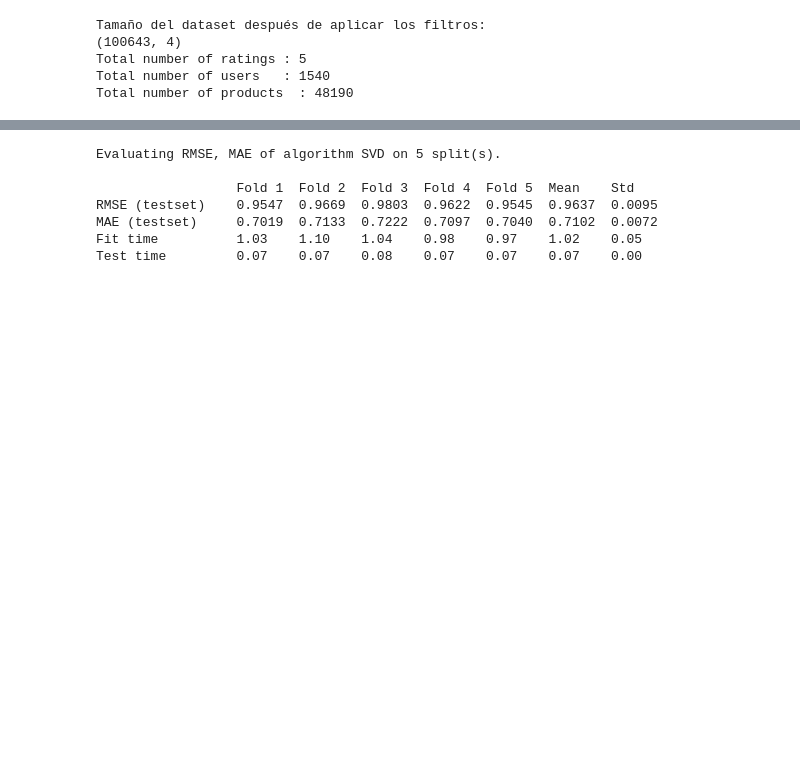
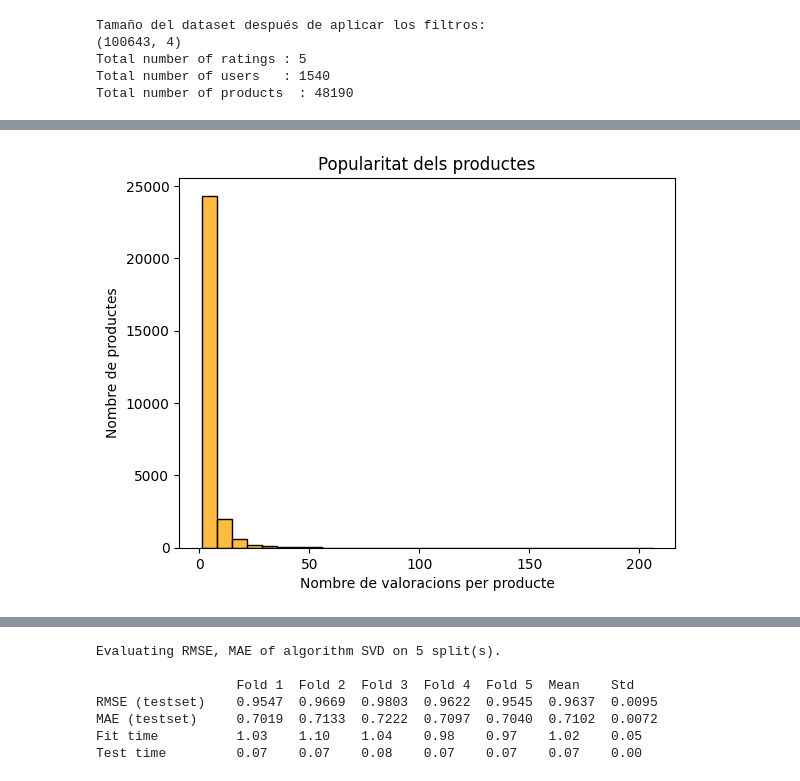
Before and after one commit to DCC-UAB/ACproject-grup-18, a Jupyter notebook: codi.ipynb, the cells around one changed output, grey strips where cells are left out. Saved outputs shown, nothing was run; the diff lists cells and outputs as text; code cells hidden in the pictures; blank space fills up the shorter version.

```diff
--- a/codi.ipynb
+++ b/codi.ipynb
@@ -196,0 +229,9 @@ Total number of products  : 48190
+# %%
+item_popularity = filtered_dataset.groupby('productId')['rating'].count()
+sns.histplot(item_popularity, kde=False, bins=30, color='orange')
+plt.title("Popularitat dels productes")
+plt.xlabel("Nombre de valoracions per producte")
+plt.ylabel("Nombre de productes")
+plt.show()
+# %% [output]
+[figure, added]
```
Also changed, not shown: parts of 9 cells of this notebook.
